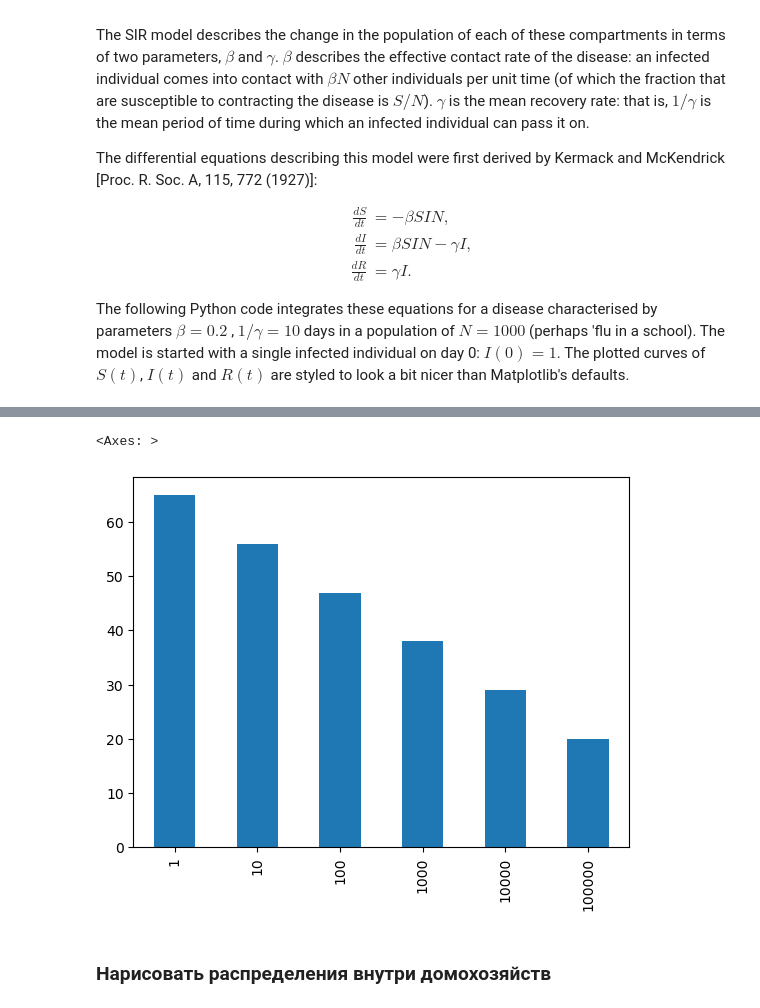
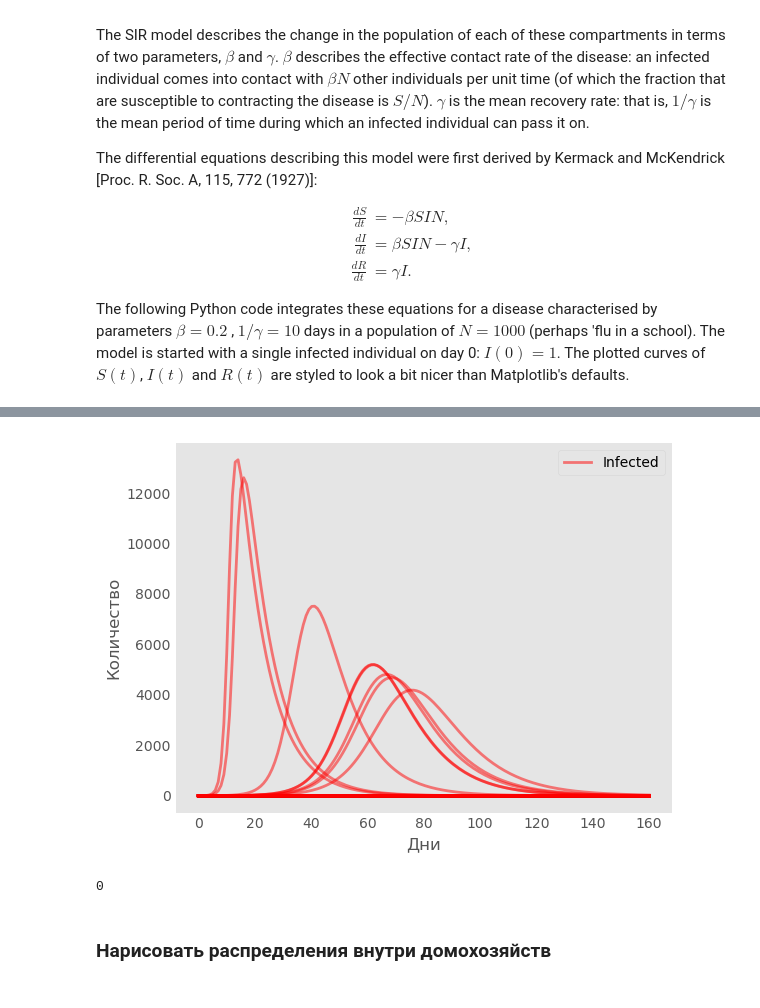
Before and after one commit to MaximKiryakin/Diploma, a Jupyter notebook: diploma.ipynb, the cells around one changed output, grey strips where cells are left out. Cells and saved outputs as stored; diff of their text form; code cells hidden in the pictures.

Commit message:
- починил отрисовку графа внутри предприятия по модели small world - добавил метод plot_sir_model_curve

```diff
--- a/diploma.ipynb
+++ b/diploma.ipynb
@@ -282,5 +195,0 @@ polot_manufactures_size_distribution(manufactures_sizes_dict)
-# %%
-pd.Series(np.repeat(a, m*np.arange(a.size) + x)).value_counts().sort_index().plot(kind='bar')
-# %% [output]
-<Axes: >
-[figure, removed]
@@ -289,3 +196,13 @@ from scipy.sparse import lil_matrix
+# %%
+model.plot_sir_model_curve(population_size = population_size,
+                           gamma=1/10,
+                           plot_s = False,
+                           plot_i = True,
+                           plot_r = False,
+                           use_generated_population_nodes_degrees=True)
+# %% [output]
+[figure, added]
+0
 # %% [markdown]
 ### Нарисовать распределения внутри домохозяйств
 # %%
```
Also changed, not shown: parts of 32 cells of this notebook, 1 other file.
